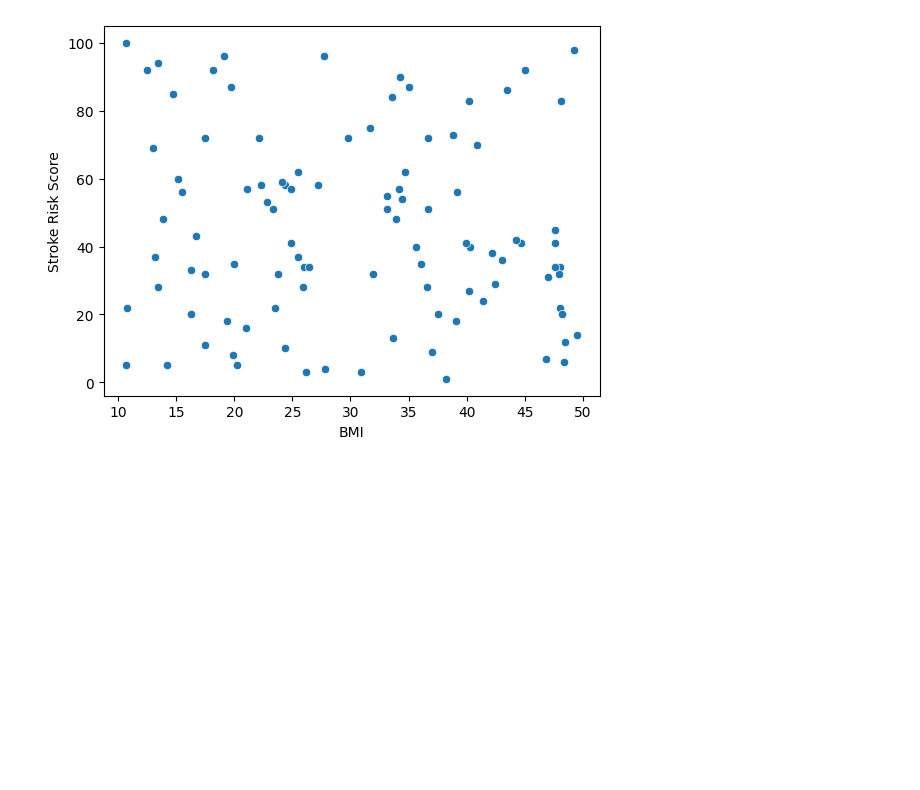
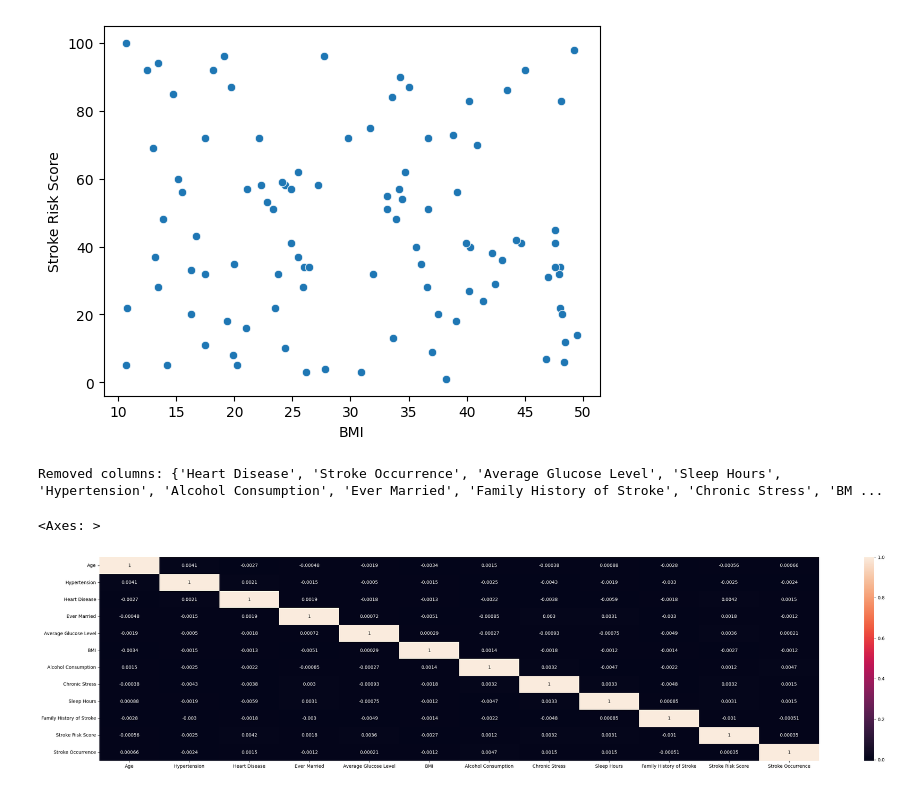
Before and after one commit to SohamSarkar7/End_to_End_Stroke_prediction, a Jupyter notebook: experiments.ipynb, the cells around one changed output. Cells and saved outputs as stored; diff of their text form; code cells hidden in the pictures; blank space fills up the shorter version.

```diff
--- a/experiments.ipynb
+++ b/experiments.ipynb
@@ -139,9 +139,30 @@ sns.scatterplot(data=new_data,x = 'BMI',y='Stroke Risk Score')
 # %% [output]
 <Axes: xlabel='BMI', ylabel='Stroke Risk Score'>
 [figure]
-# %%
-from tqdm import tqdm
-import time
-
-for i in tqdm(range(100),desc="processing"):
-    time.sleep(0.2)
+# %%
+import pandas as pd
+
+# Compute the correlation matrix
+correlation = df.corr(numeric_only=True)
+
+# Keep track of columns to remove
+columns_to_remove = set()
+
+# Iterate through the correlation matrix
+for i in correlation.columns:
+    for j in correlation.columns:
+        if i != j and abs(correlation.loc[i, j]) > 0.0041:
+            columns_to_remove.add(j)
+
+# Drop the columns from the DataFrame
+df = df.drop(columns=list(columns_to_remove))
+
+print(f"Removed columns: {columns_to_remove}")
+# %% [output]
+Removed columns: {'Heart Disease', 'Stroke Occurrence', 'Average Glucose Level', 'Sleep Hours', 'Hypertension', 'Alcohol Consumption', 'Ever Married', 'Family History of Stroke', 'Chronic Stress', 'BM ...
+# %%
+plt.figure(figsize=[35,8])
+sns.heatmap(df.corr(numeric_only=True),annot=True)
+# %% [output]
+<Axes: >
+[figure, added]
```
Also changed, not shown: 2 other files.
